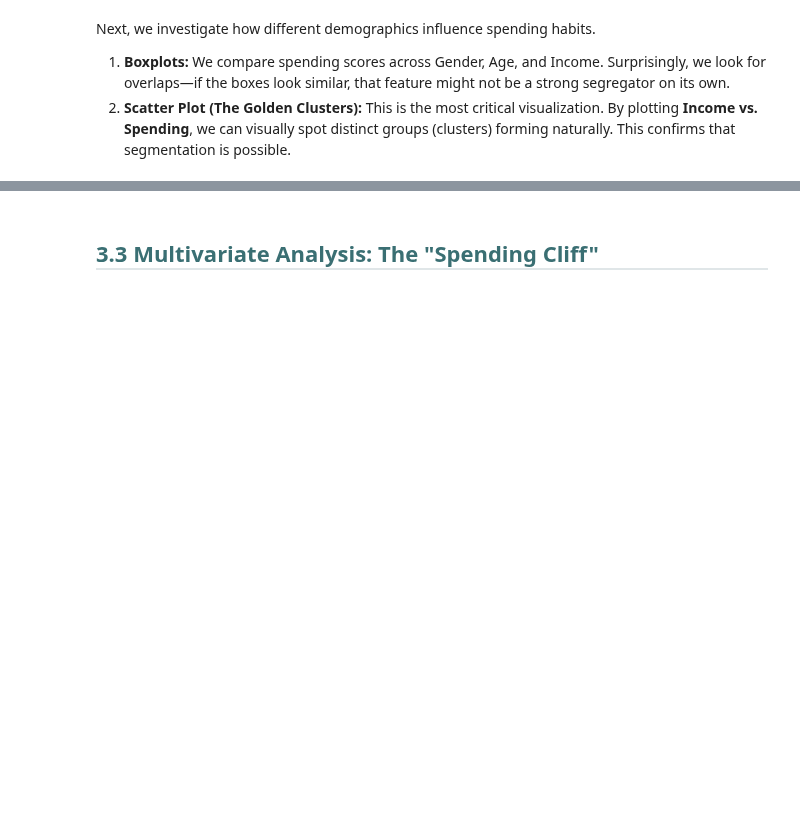
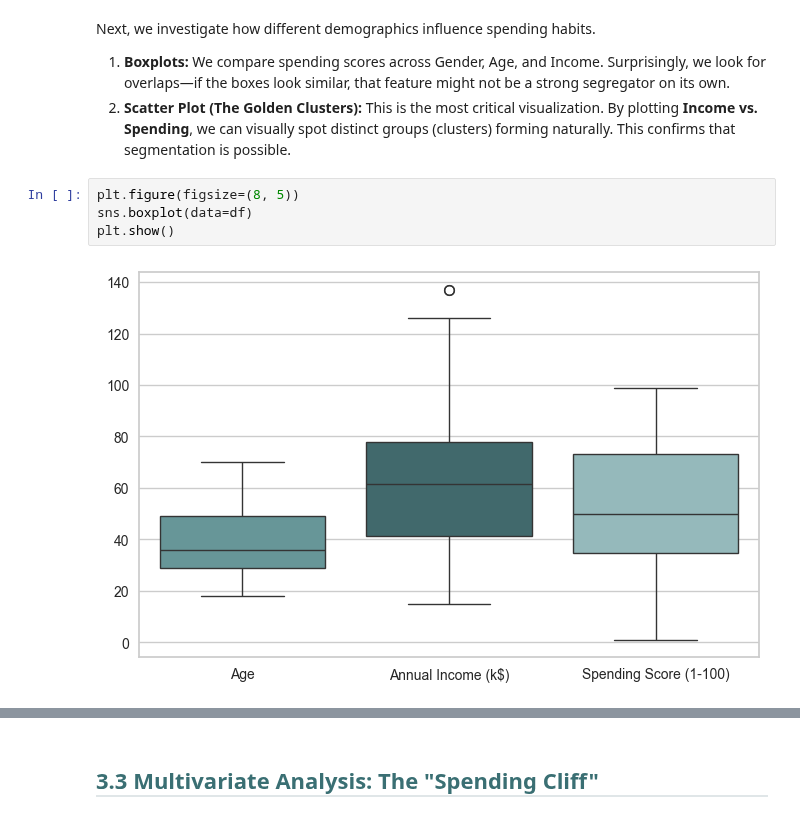
Before and after one commit to montypie/DS_Projects, a Jupyter notebook: 3_ClassifCluster/customer_segmentation_oef.ipynb, the cells around one changed output, grey strips where cells are left out. Cells and saved outputs as stored; diff of their text form; blank space fills up the shorter version.

```diff
--- a/3_ClassifCluster/customer_segmentation_oef.ipynb
+++ b/3_ClassifCluster/customer_segmentation_oef.ipynb
@@ -195,5 +263,11 @@ We start by examining the distribution of our individual features. The count plo
 Next, we investigate how different demographics influence spending habits.
 1.  **Boxplots:** We compare spending scores across Gender, Age, and Income. Surprisingly, we look for overlaps—if the boxes look similar, that feature might not be a strong segregator on its own.
 2.  **Scatter Plot (The Golden Clusters):** This is the most critical visualization. By plotting **Income vs. Spending**, we can visually spot distinct groups (clusters) forming naturally. This confirms that segmentation is possible.
+# %%
+plt.figure(figsize=(8, 5))
+sns.boxplot(data=df)
+plt.show()
+# %% [output]
+[figure, added]
 # %%
 # 2. The Golden Clusters Scatter Plot
```
Also changed, not shown: parts of 12 cells of this notebook.
